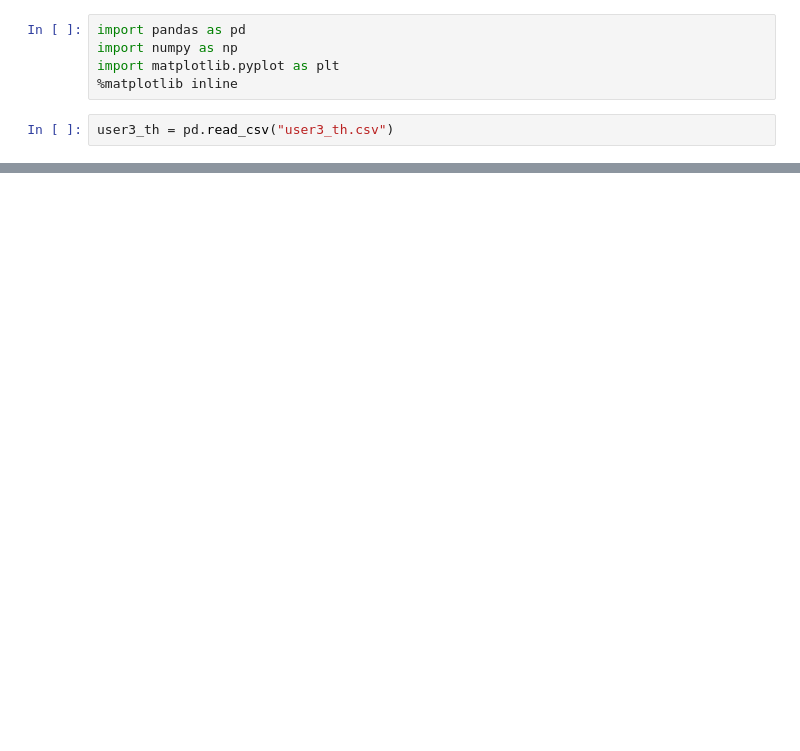
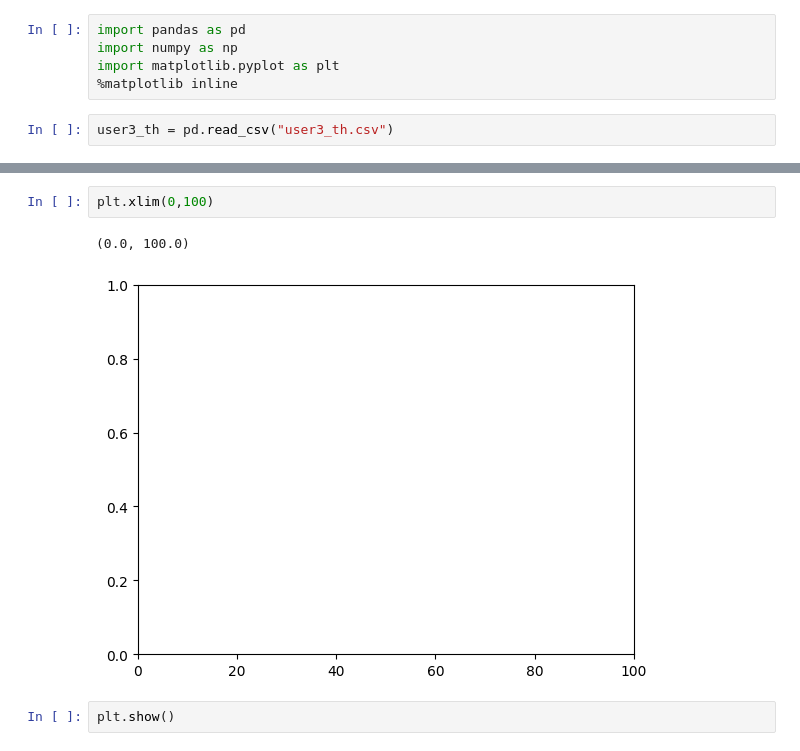
Before and after one commit to daniel-deiana/PECSN---Project, a Jupyter notebook: OpportunisticCellularNetwork/simulations/results/Untitled.ipynb, the cells around one changed output, grey strips where cells are left out. Drawn from its saved outputs; the diff is of its cells as text; blank space fills up the shorter version.

```diff
--- a/OpportunisticCellularNetwork/simulations/results/Untitled.ipynb
+++ b/OpportunisticCellularNetwork/simulations/results/Untitled.ipynb
@@ -36,0 +212,7 @@ user3_th.iloc[20:40]
+# %%
+plt.xlim(0,100)
+# %% [output]
+(0.0, 100.0)
+[figure, added]
+# %%
+plt.show()
```
Also changed, not shown: parts of 103 cells of this notebook, 23 other files.
